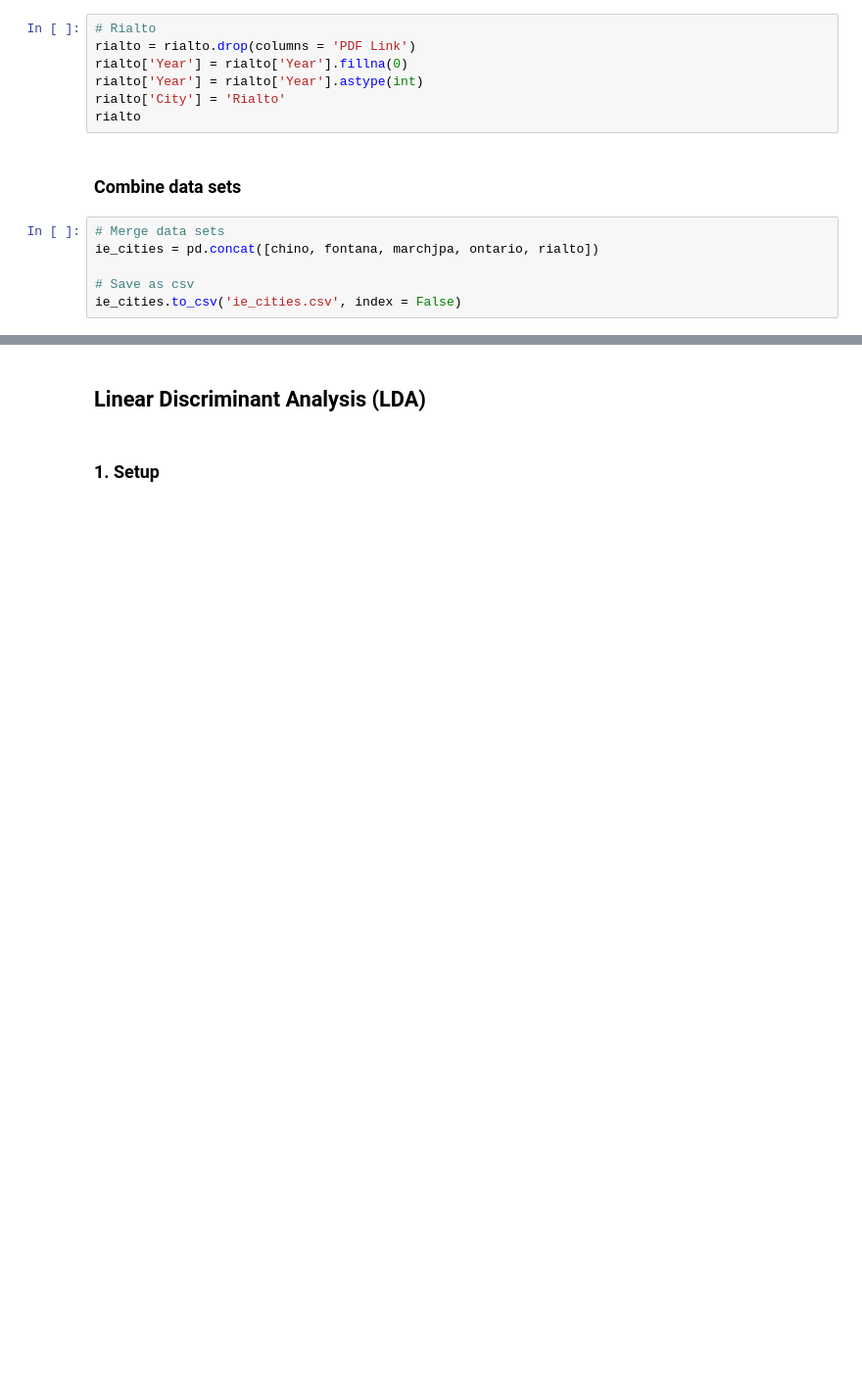
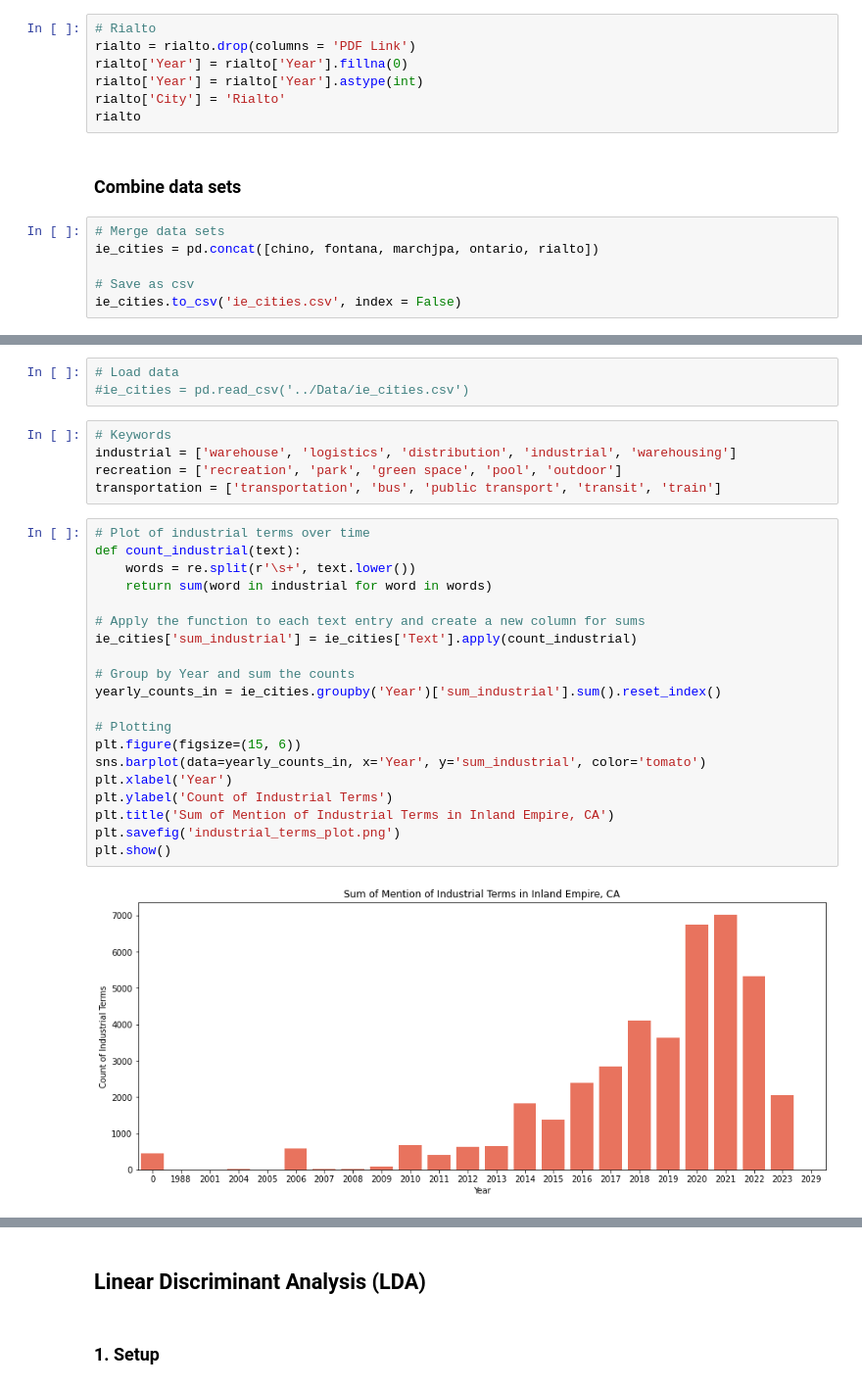
Before and after one commit to aotanezz/poli179-final-otanez, a Jupyter notebook: Analysis/Final179_Analysis.ipynb, the cells around one changed output, grey strips where cells are left out. Shown: that part at 98% size. Drawn from its saved outputs; the diff is of its cells as text; blank space fills up the shorter version.

```diff
--- a/Analysis/Final179_Analysis.ipynb
+++ b/Analysis/Final179_Analysis.ipynb
@@ -58,0 +79,30 @@ ie_cities.to_csv('ie_cities.csv', index = False)
+# %%
+# Load data
+#ie_cities = pd.read_csv('../Data/ie_cities.csv')
+# %%
+# Keywords
+industrial = ['warehouse', 'logistics', 'distribution', 'industrial', 'warehousing']
+recreation = ['recreation', 'park', 'green space', 'pool', 'outdoor']
+transportation = ['transportation', 'bus', 'public transport', 'transit', 'train']
+# %%
+# Plot of industrial terms over time
+def count_industrial(text):
+    words = re.split(r'\s+', text.lower())
+    return sum(word in industrial for word in words)
+
+# Apply the function to each text entry and create a new column for sums
+ie_cities['sum_industrial'] = ie_cities['Text'].apply(count_industrial)
+
+# Group by Year and sum the counts
+yearly_counts_in = ie_cities.groupby('Year')['sum_industrial'].sum().reset_index()
+
+# Plotting
+plt.figure(figsize=(15, 6))
+sns.barplot(data=yearly_counts_in, x='Year', y='sum_industrial', color='tomato')
+plt.xlabel('Year')
+plt.ylabel('Count of Industrial Terms')
+plt.title('Sum of Mention of Industrial Terms in Inland Empire, CA')
+plt.savefig('industrial_terms_plot.png')
+plt.show()
+# %% [output]
+[figure, added]
```
Also changed, not shown: parts of 34 cells of this notebook, 8 other files.
